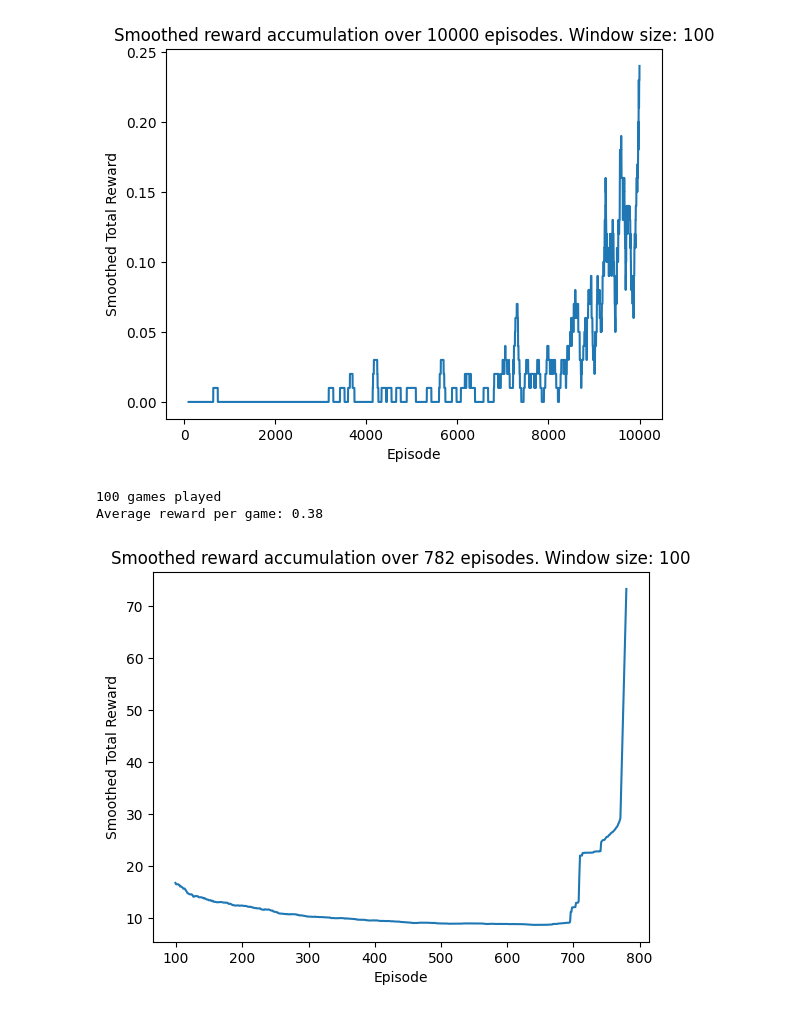
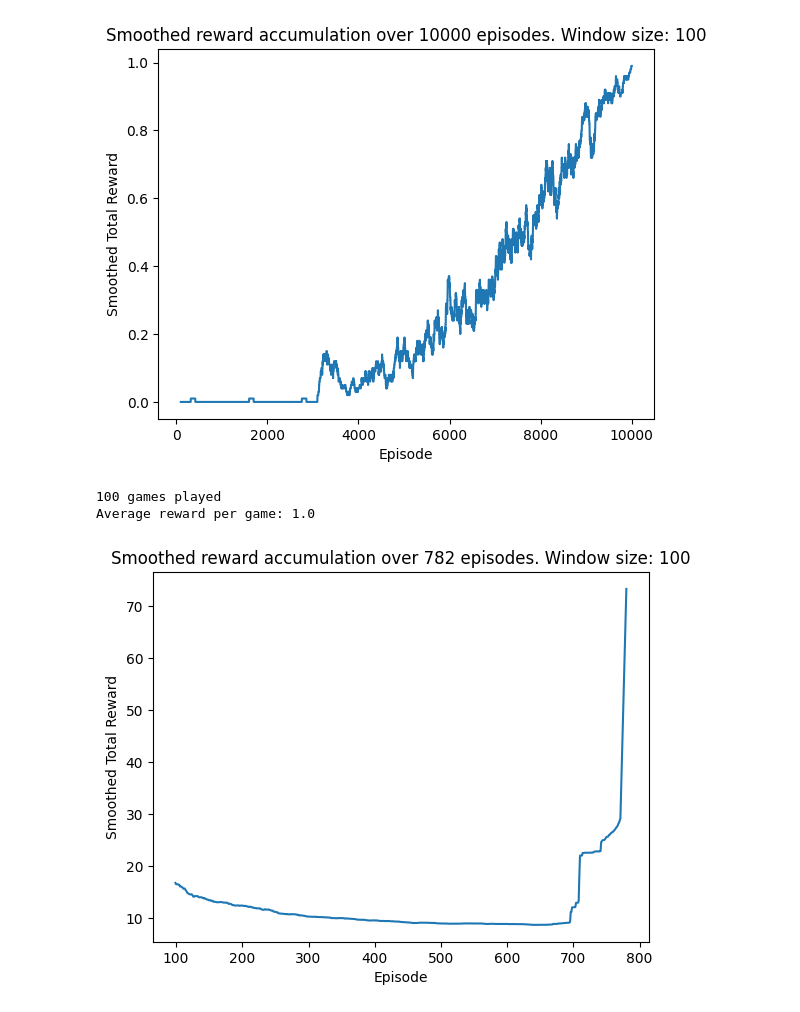
Before and after one commit to mathiasare/rl_games, a Jupyter notebook: rl_games.ipynb, the cells around one changed output. Saved outputs shown, nothing was run; the diff lists cells and outputs as text; code cells hidden in the pictures.

```diff
--- a/rl_games.ipynb
+++ b/rl_games.ipynb
@@ -74,14 +74,14 @@ class QL:
     np.save(path, self.q)
 # %%
 N_EPISODES = 10000
-IS_SLIPPERY = True
+IS_SLIPPERY = False
 
 env = gym.make('FrozenLake-v1', map_name="8x8", is_slippery=IS_SLIPPERY, render_mode=None)
 ql = QL(env.observation_space.n, env.action_space.n)
 rewards = ql.train(env, N_EPISODES)
 plot_rewards(rewards, N_EPISODES)
 # %% [output]
-[figure, old version]
+[figure, new version]
 # %%
 N_TEST_RUNS = 100
 RENDER = None # set to "human" to enable game UI
@@ -99,5 +99,5 @@ print(f"{N_TEST_RUNS} games played")
 print(f"Average reward per game: {test_reward/N_TEST_RUNS}")
 # %% [output]
 100 games played
-Average reward per game: 0.38
+Average reward per game: 1.0
 # %%
```
Also changed, not shown: parts of 4 cells of this notebook, 23 other files.
